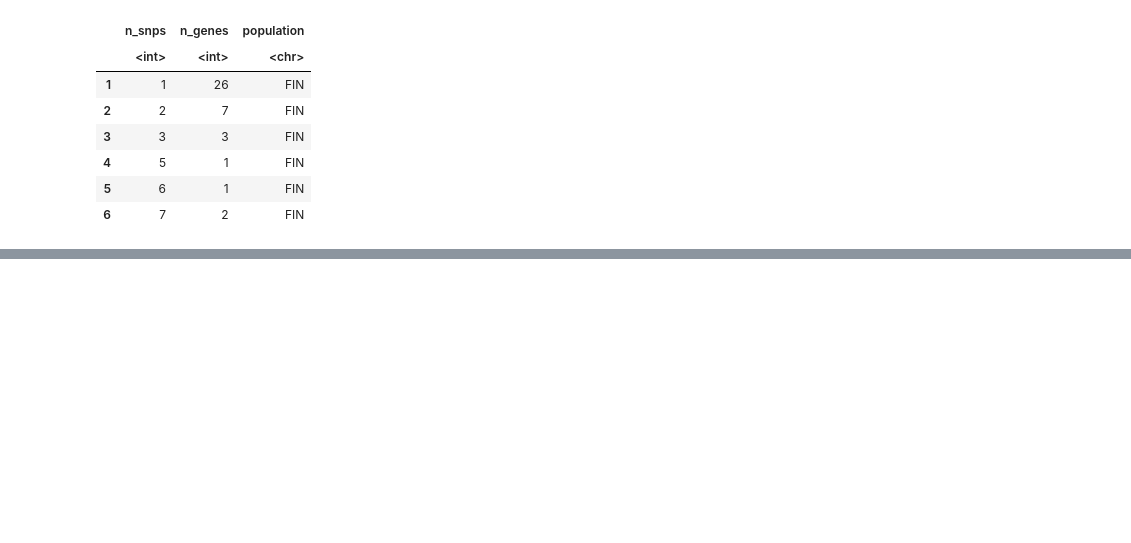
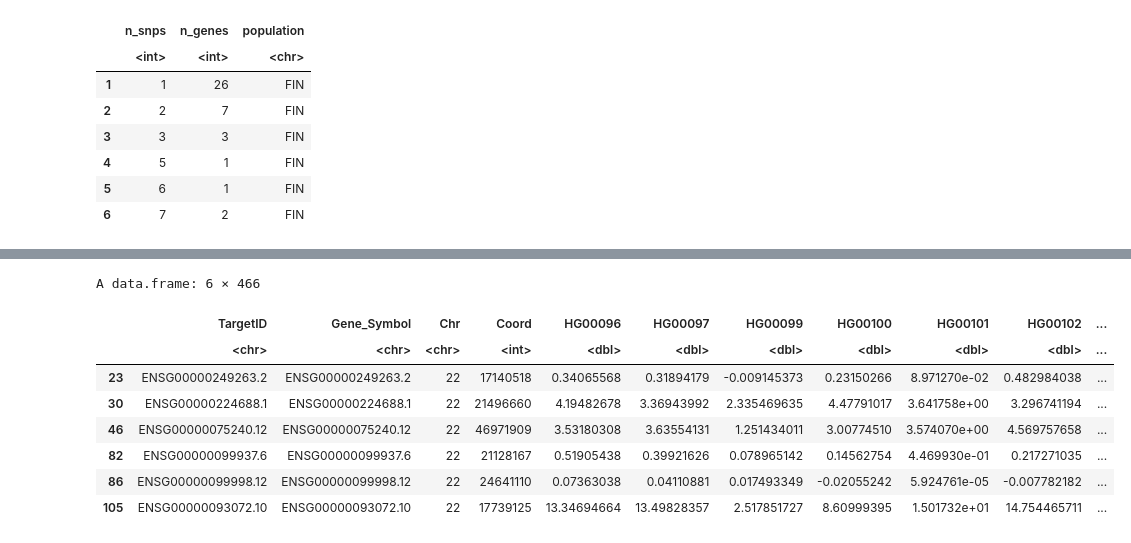
Before and after one commit to somet3000/eqtl-analysis, a Jupyter notebook: notebooks/eqtl_analysis.ipynb, the cells around one changed output, grey strips where cells are left out. Cells and saved outputs as stored; diff of their text form; code cells hidden in the pictures; blank space fills up the shorter version.

```diff
--- a/notebooks/eqtl_analysis.ipynb
+++ b/notebooks/eqtl_analysis.ipynb
@@ -946,0 +965,4 @@ Warning message:
+# %%
+# read in RNA-seq gene expression data
+rnaseq.data <- read.table('GD462.GeneQuantRPKM.50FN.samplename.resk10.txt', header = TRUE)
+head(rnaseq.data)
@@ -946,0 +979,15 @@ Warning message:
+# %%
+rnaseq.data <- rnaseq.data[rnaseq.data$Chr == '22', ]
+# %%
+rnaseq.data <- head(rnaseq.data, 10)
+head(rnaseq.data)
+# %% [output]
+A data.frame: 6 × 466
+|  | TargetID | Gene_Symbol | Chr | Coord | HG00096 | HG00097 | HG00099 | HG00100 | HG00101 | HG00102 | ... |
+|  | <chr> | <chr> | <chr> | <int> | <dbl> | <dbl> | <dbl> | <dbl> | <dbl> | <dbl> | ... |
+| 23 | ENSG00000249263.2 | ENSG00000249263.2 | 22 | 17140518 | 0.34065568 | 0.31894179 | -0.009145373 | 0.23150266 | 8.971270e-02 | 0.482984038 | ... |
+| 30 | ENSG00000224688.1 | ENSG00000224688.1 | 22 | 21496660 | 4.19482678 | 3.36943992 | 2.335469635 | 4.47791017 | 3.641758e+00 | 3.296741194 | ... |
+| 46 | ENSG00000075240.12 | ENSG00000075240.12 | 22 | 46971909 | 3.53180308 | 3.63554131 | 1.251434011 | 3.00774510 | 3.574070e+00 | 4.569757658 | ... |
+| 82 | ENSG00000099937.6 | ENSG00000099937.6 | 22 | 21128167 | 0.51905438 | 0.39921626 | 0.078965142 | 0.14562754 | 4.469930e-01 | 0.217271035 | ... |
+| 86 | ENSG00000099998.12 | ENSG00000099998.12 | 22 | 24641110 | 0.07363038 | 0.04110881 | 0.017493349 | -0.02055242 | 5.924761e-05 | -0.007782182 | ... |
+| 105 | ENSG00000093072.10 | ENSG00000093072.10 | 22 | 17739125 | 13.34694664 | 13.49828357 | 2.517851727 | 8.60999395 | 1.501732e+01 | 14.754465711 | ... |
```
Also changed, not shown: parts of 7 cells of this notebook.
